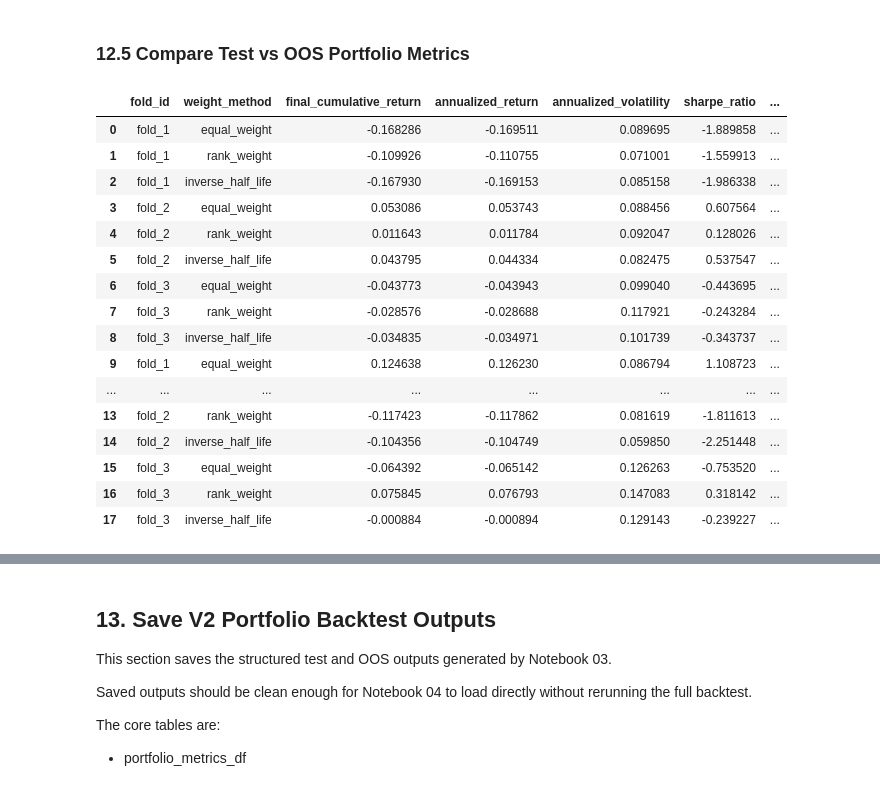
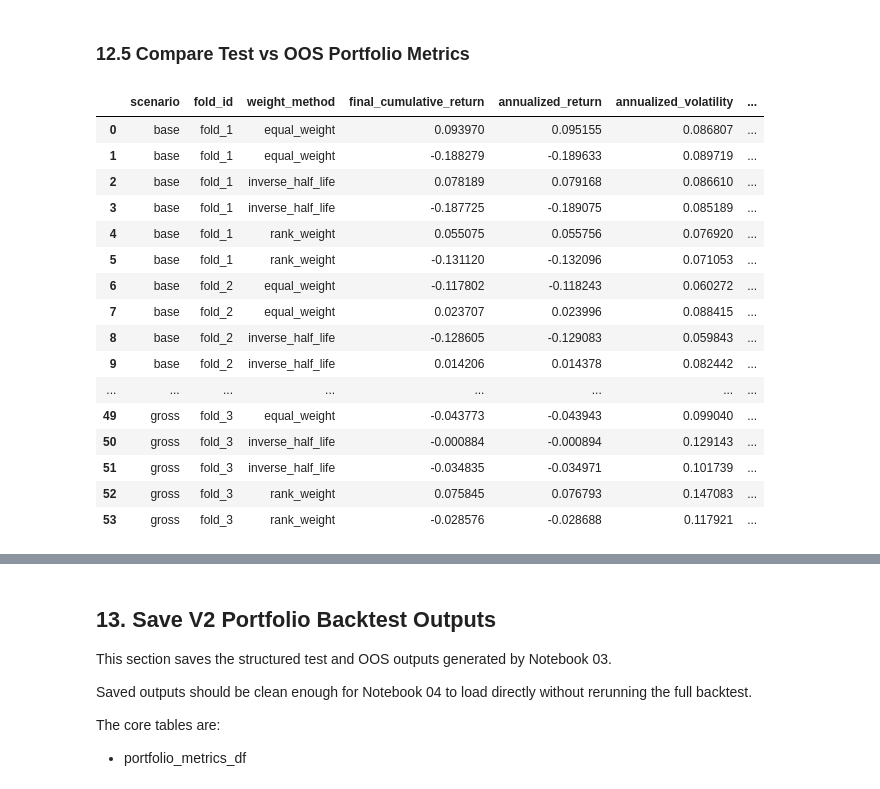
Before and after one commit to aditiseshadricodes/QuantProjects, a Jupyter notebook: pairs-trading-ai-tech/notebooks/03_portfolio_backtest_v2.ipynb, the cells around one changed output, grey strips where cells are left out. Saved outputs shown, nothing was run; the diff lists cells and outputs as text; code cells hidden in the pictures.

```diff
--- a/pairs-trading-ai-tech/notebooks/03_portfolio_backtest_v2.ipynb
+++ b/pairs-trading-ai-tech/notebooks/03_portfolio_backtest_v2.ipynb
@@ -1378,4 +1903,14 @@ oos_portfolio_returns_by_fold[sample_fold].describe()
 # %%
-for fold_id, df in oos_portfolio_returns_by_fold.items():
-    print(fold_id, df.index.min(), df.index.max(), df.shape)
+for scenario_name, portfolio_returns_by_fold in (
+    oos_portfolio_returns_by_scenario.items()
+):
+    print(f"\nScenario: {scenario_name}")
+
+    for fold_id, df in portfolio_returns_by_fold.items():
+        print(
+            fold_id,
+            df.index.min(),
+            df.index.max(),
+            df.shape
+        )
 # %% [output]
@@ -1408,51 +1986,75 @@ oos_portfolio_metrics_df
 # %% [markdown]
 ### 12.5 Compare Test vs OOS Portfolio Metrics
 # %%
-#Compare test and OOS portfolio metrics across fold/metric grid
+# Compare test and OOS portfolio metrics across
+# dataset, cost scenario, fold, and weighting method
 
 comparison_cols = [
+    "scenario",
     "fold_id",
     "weight_method",
     "final_cumulative_return",
     "annualized_return",
     "annualized_volatility",
     "sharpe_ratio",
     "max_drawdown",
     "hit_rate",
     "newey_west_tstat",
-    "newey_west_pvalue"
+    "newey_west_pvalue",
 ]
 
-test_metrics_labelled = portfolio_metrics_df[comparison_cols].copy()
+test_metrics_labelled = portfolio_metrics_df[
+    comparison_cols
+].copy()
+
 test_metrics_labelled["dataset"] = "test"
 
-oos_metrics_labelled = oos_portfolio_metrics_df[comparison_cols].copy()
+oos_metrics_labelled = oos_portfolio_metrics_df[
+    comparison_cols
+].copy()
+
 oos_metrics_labelled["dataset"] = "oos"
 
 test_oos_metrics_comparison_df = pd.concat(
-    [test_metrics_labelled,oos_metrics_labelled],
-    ignore_index=True
+    [
+        test_metrics_labelled,
+        oos_metrics_labelled,
+    ],
+    ignore_index=True,
+)
+
+test_oos_metrics_comparison_df = (
+    test_oos_metrics_comparison_df
+    .sort_values(
+        [
+            "scenario",
+            "fold_id",
+            "weight_method",
+            "dataset",
+        ]
+    )
+    .reset_index(drop=True)
 )
 
 test_oos_metrics_comparison_df
 # %% [output]
-|  | fold_id | weight_method | final_cumulative_return | annualized_return | annualized_volatility | sharpe_ratio | ... |
-| 0 | fold_1 | equal_weight | -0.168286 | -0.169511 | 0.089695 | -1.889858 | ... |
-| 1 | fold_1 | rank_weight | -0.109926 | -0.110755 | 0.071001 | -1.559913 | ... |
-| 2 | fold_1 | inverse_half_life | -0.167930 | -0.169153 | 0.085158 | -1.986338 | ... |
-| 3 | fold_2 | equal_weight | 0.053086 | 0.053743 | 0.088456 | 0.607564 | ... |
-| 4 | fold_2 | rank_weight | 0.011643 | 0.011784 | 0.092047 | 0.128026 | ... |
-| 5 | fold_2 | inverse_half_life | 0.043795 | 0.044334 | 0.082475 | 0.537547 | ... |
-| 6 | fold_3 | equal_weight | -0.043773 | -0.043943 | 0.099040 | -0.443695 | ... |
-| 7 | fold_3 | rank_weight | -0.028576 | -0.028688 | 0.117921 | -0.243284 | ... |
-| 8 | fold_3 | inverse_half_life | -0.034835 | -0.034971 | 0.101739 | -0.343737 | ... |
-| 9 | fold_1 | equal_weight | 0.124638 | 0.126230 | 0.086794 | 1.108723 | ... |
+|  | scenario | fold_id | weight_method | final_cumulative_return | annualized_return | annualized_volatility | ... |
+| 0 | base | fold_1 | equal_weight | 0.093970 | 0.095155 | 0.086807 | ... |
+| 1 | base | fold_1 | equal_weight | -0.188279 | -0.189633 | 0.089719 | ... |
+| 2 | base | fold_1 | inverse_half_life | 0.078189 | 0.079168 | 0.086610 | ... |
+| 3 | base | fold_1 | inverse_half_life | -0.187725 | -0.189075 | 0.085189 | ... |
+| 4 | base | fold_1 | rank_weight | 0.055075 | 0.055756 | 0.076920 | ... |
+| 5 | base | fold_1 | rank_weight | -0.131120 | -0.132096 | 0.071053 | ... |
+| 6 | base | fold_2 | equal_weight | -0.117802 | -0.118243 | 0.060272 | ... |
+| 7 | base | fold_2 | equal_weight | 0.023707 | 0.023996 | 0.088415 | ... |
+| 8 | base | fold_2 | inverse_half_life | -0.128605 | -0.129083 | 0.059843 | ... |
+| 9 | base | fold_2 | inverse_half_life | 0.014206 | 0.014378 | 0.082442 | ... |
 | ... | ... | ... | ... | ... | ... | ... | ... |
-| 13 | fold_2 | rank_weight | -0.117423 | -0.117862 | 0.081619 | -1.811613 | ... |
-| 14 | fold_2 | inverse_half_life | -0.104356 | -0.104749 | 0.059850 | -2.251448 | ... |
-| 15 | fold_3 | equal_weight | -0.064392 | -0.065142 | 0.126263 | -0.753520 | ... |
-| 16 | fold_3 | rank_weight | 0.075845 | 0.076793 | 0.147083 | 0.318142 | ... |
-| 17 | fold_3 | inverse_half_life | -0.000884 | -0.000894 | 0.129143 | -0.239227 | ... |
+| 49 | gross | fold_3 | equal_weight | -0.043773 | -0.043943 | 0.099040 | ... |
+| 50 | gross | fold_3 | inverse_half_life | -0.000884 | -0.000894 | 0.129143 | ... |
+| 51 | gross | fold_3 | inverse_half_life | -0.034835 | -0.034971 | 0.101739 | ... |
+| 52 | gross | fold_3 | rank_weight | 0.075845 | 0.076793 | 0.147083 | ... |
+| 53 | gross | fold_3 | rank_weight | -0.028576 | -0.028688 | 0.117921 | ... |
 # %%
 test_oos_return_pivot_df = (
     test_oos_metrics_comparison_df
```
Also changed, not shown: parts of 16 cells of this notebook, 18 other files.
